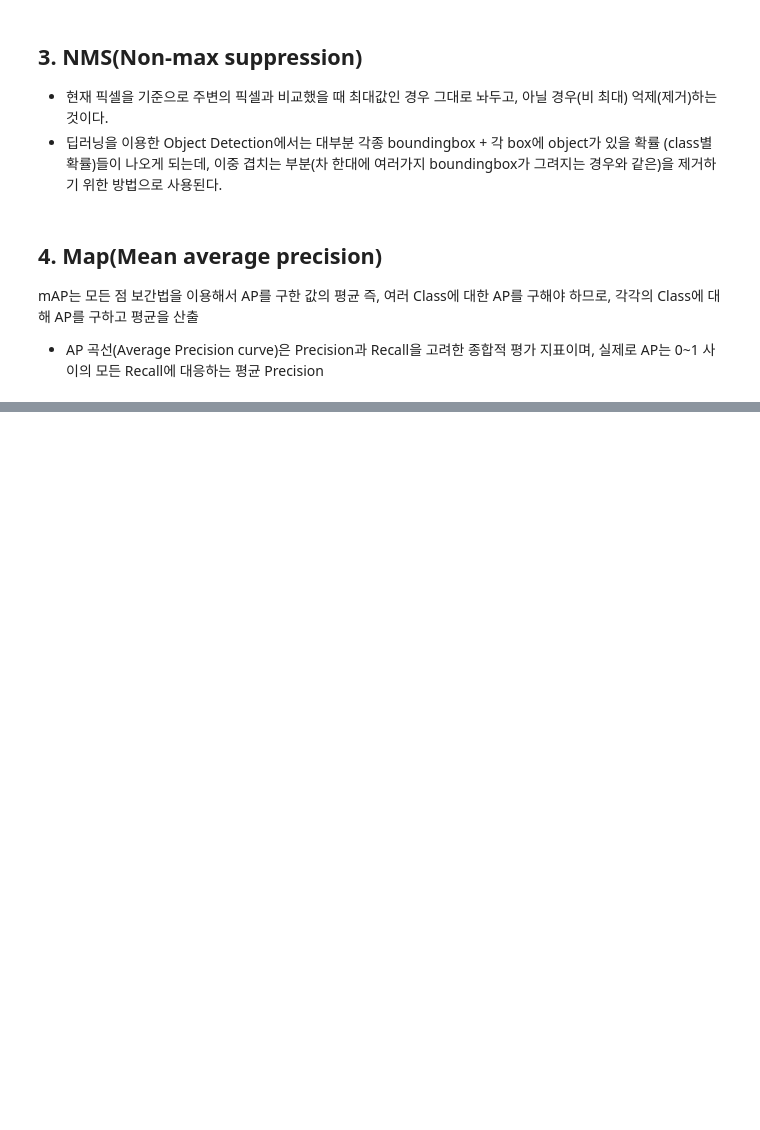
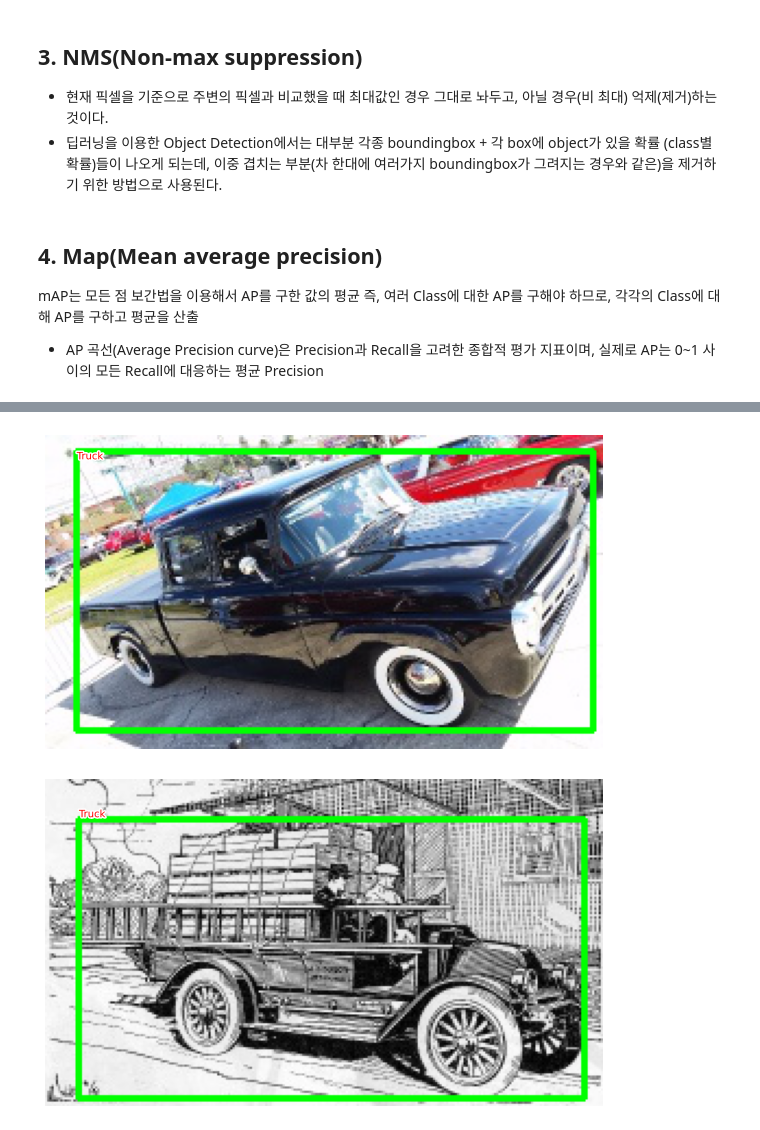
Before and after one commit to JaeYoung-Cho-95/DeepLearning, a Jupyter notebook: 파이썬딥러닝파이토치/14_Object_Detection.ipynb, the cells around one changed output, grey strips where cells are left out. Saved outputs shown, nothing was run; the diff lists cells and outputs as text; code cells hidden in the pictures; blank space fills up the shorter version.

```diff
--- a/파이썬딥러닝파이토치/14_Object_Detection.ipynb
+++ b/파이썬딥러닝파이토치/14_Object_Detection.ipynb
@@ -58,0 +69,4 @@ mAP는 모든 점 보간법을 이용해서 AP를 구한 값의 평균
+# %%
+IMAGE_ROOT = './dataset/images/images'
+df_raw = pd.read_csv('./dataset/df.csv')
+print(df_raw.head())
@@ -58,0 +91,31 @@ mAP는 모든 점 보간법을 이용해서 AP를 구한 값의 평균
+# %%
+class OpenImages(Dataset):
+    def __init__(self, df, image_folder=IMAGE_ROOT):
+        self.root = image_folder
+        self.df = df
+        self.unique_images = df['ImageID'].unique()
+
+    def __len__(self):
+        return len(self.unique_images)
+
+    def __getitem__(self, ix):
+        image_id = self.unique_images[ix]
+        image_path = f'{self.root}/{image_id}.jpg'
+        # BGR을 RGB로 바꿔주기
+        image = cv2.imread(image_path, 1)[...,::-1]
+        h, w, _ = image.shape
+        df = self.df.copy()
+        df = df[df['ImageID'] == image_id]
+        boxes = df['XMin,YMin,XMax,YMax'.split(',')].values
+        boxes = (boxes * np.array([w,h,w,h])).astype(np.uint16).tolist()
+        classes = df['LabelName'].values.tolist()
+        return image, boxes, classes, image_path
+# %%
+ds = OpenImages(df = df_raw)
+im, bbs, clss , _ = ds[5]
+show(im, bbs = bbs, texts = clss, sz = 10)
+im, bbs, clss , _ = ds[4]
+show(im, bbs = bbs, texts = clss, sz = 10)
+# %% [output]
+[figure, added]
+[figure, added]
```
Also changed, not shown: parts of 3 cells of this notebook, 1 other file.
